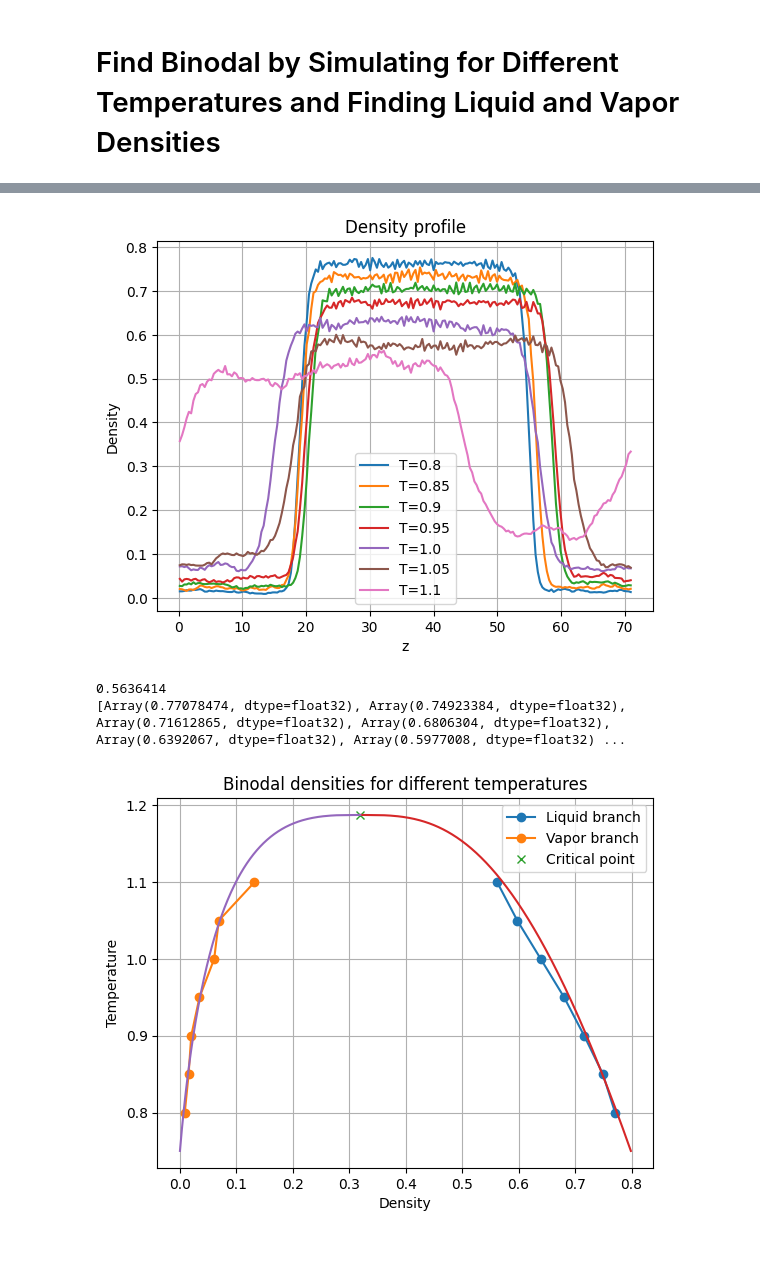
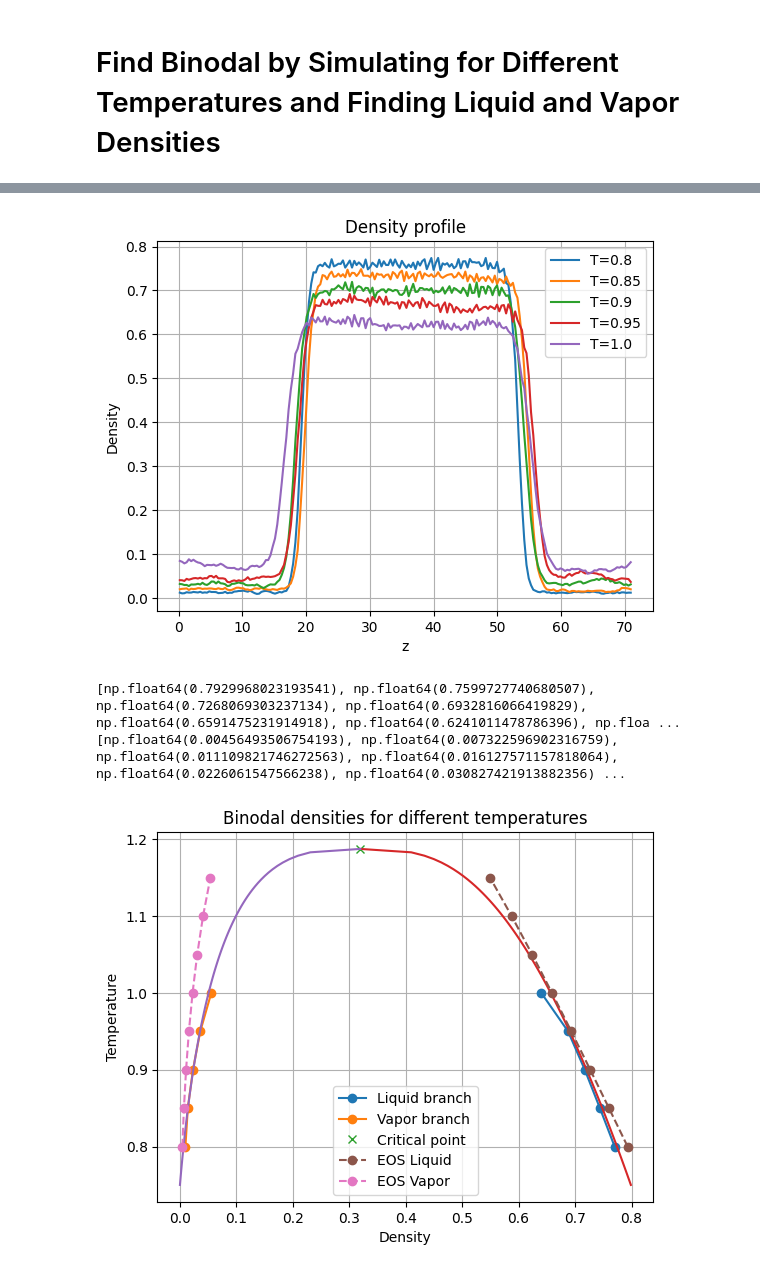
Before and after one commit to tkayutg/MD-sims-NO, a Jupyter notebook: Notebooks/LJ_binodal_sim.ipynb, the cells around one changed output, grey strips where cells are left out. Saved outputs shown, nothing was run; the diff lists cells and outputs as text; code cells hidden in the pictures.

```diff
--- a/Notebooks/LJ_binodal_sim.ipynb
+++ b/Notebooks/LJ_binodal_sim.ipynb
@@ -158,11 +158,11 @@ def density_simulation(box, positions, kT, key, num_steps):
 # %% [markdown]
 # Find Binodal by Simulating for Different Temperatures and Finding Liquid and Vapor Densities
 # %%
-Temperatures=[0.8,0.85,0.9,0.95,1.0,1.05,1.1]
-steps_list=[1000000,1000000,1500000,1500000,2000000,2500000,5000000]
+Temperatures=[0.8,0.85,0.9,0.95,1.0]
+steps_list=[200000,500000,1000000,1000000,2500000]
 key = random.PRNGKey(0)
 rho_l_init = 0.6
-rho_v_init = 0.1
+rho_v_init = 0.05
 
 box, positions = prepare_simulation(rho_l_init, rho_v_init, key)
 
@@ -193,7 +196,7 @@ plt.title('Density profile')
 plt.grid()
 plt.show()
 # %% [output]
-[figure, old version]
+[figure, new version]
 # %%
 binodal_liquid=[]
 binodal_vapor=[]
@@ -225,26 +228,83 @@ def binodal_fit_liquid(T):
 def binodal_fit_vapor(T):
     return rho_c+a*np.abs(T_c-T)-b*np.abs(T_c-T)**beta
 
-Ts=jnp.linspace(0.75,T_c,1000)
-rho_v=jnp.linspace(1e-5,rho_c,1000)
-rho_l=jnp.linspace(rho_c,0.85,1000)
+Ts=jnp.linspace(0.75,T_c,100)
+rho_v=jnp.linspace(1e-5,rho_c,100)
+rho_l=jnp.linspace(rho_c,0.85,100)
-# %% [output]
-0.5636414
-[Array(0.77078474, dtype=float32), Array(0.74923384, dtype=float32), Array(0.71612865, dtype=float32), Array(0.6806304, dtype=float32), Array(0.6392067, dtype=float32), Array(0.5977008, dtype=float32) ...
+# %%
+from scipy.optimize import fsolve
+
+a_vdv = (14/3 * np.pi + 0.623434) * epsilon * sigma**3 #32 * np.pi / 9
+
+def BulkMuCSBH(rho, T):
+    # Bulk CS equation for HS fluid
+    eta = np.pi * rho * sigma**3 / 6
+    f = T * (np.log(rho)  + eta * (8 - 9 * eta + 3 * eta**2) / (1 - eta)**3) - a_vdv * rho
+    return f
+
+def BulkPresCSBH(rho, T):
+    eta = np.pi * rho * sigma**3 / 6
+    f = T * rho * (1 + eta + eta**2 - eta**3) / (1 -eta)**3 - a_vdv * rho**2 / 2
+    return f
+
+def equations(x, T):
+    # x[0] is rho_vap, x[1] is rho_liq
+    return [
+        np.dot([1, -1], BulkMuCSBH(x, T)),
+        np.dot([1, -1], BulkPresCSBH(x, T))
+    ]
+
+# Solve for coexistence densities
+def solve_coexistence(T):
+    rhocoex, info, ier, msg = fsolve(
+        lambda x: equations(x, T),
+        [0.01, 0.8],  # Initial guess
+        xtol=1e-9,
+        full_output=True
+    )
+
+    if ier != 1:
+        print(f"Warning: fsolve did not converge: {msg}")
+
+    rho_vap = rhocoex[0]
+    rho_liq = rhocoex[1]
+    mucoex = BulkMuCSBH(rho_vap, T)
+
+    return rho_vap, rho_liq, mucoex
+
+
+EOS_liquid = []
+EOS_vapor = []
+
+temps=np.arange(0.8, 1.2, 0.05)
+
+
+for t in (temps):
+    rho_vap, rho_liq, mucoex = solve_coexistence(t)
+    EOS_liquid.append(rho_liq)
+    EOS_vapor.append(rho_vap)
+
+print(EOS_liquid)
+print(EOS_vapor)
+# %% [output]
+[np.float64(0.7929968023193541), np.float64(0.7599727740680507), np.float64(0.7268069303237134), np.float64(0.6932816066419829), np.float64(0.6591475231914918), np.float64(0.6241011478786396), np.floa ...
+[np.float64(0.00456493506754193), np.float64(0.007322596902316759), np.float64(0.011109821746272563), np.float64(0.016127571157818064), np.float64(0.0226061547566238), np.float64(0.030827421913882356) ...
 # %%
 plt.plot(binodal_liquid, Temperatures, 'o-', label='Liquid branch')
 plt.plot(binodal_vapor, Temperatures,  'o-', label='Vapor branch')
 plt.plot(rho_c,T_c,'x', label='Critical point')
 plt.plot(binodal_fit_liquid(Ts), Ts, '-')
 plt.plot(binodal_fit_vapor(Ts), Ts, '-')
+plt.plot(EOS_liquid, temps, 'o--', label='EOS Liquid')
+plt.plot(EOS_vapor, temps, 'o--', label='EOS Vapor')
 plt.xlabel('Density')
 plt.ylabel('Temperature')
 plt.legend()
 plt.title('Binodal densities for different temperatures')
 plt.grid()
 plt.show()
 # %% [output]
-[figure, old version]
+[figure, new version]
 # %%
 plt.plot(Temperatures,jnp.array(binodal_liquid)-jnp.array(binodal_vapor), 'o-', label='Binodal width')
 plt.plot(Ts,2*b*(T_c-Ts)**beta, '-', label='Scaling law')
```
Also changed, not shown: parts of 3 cells of this notebook.
